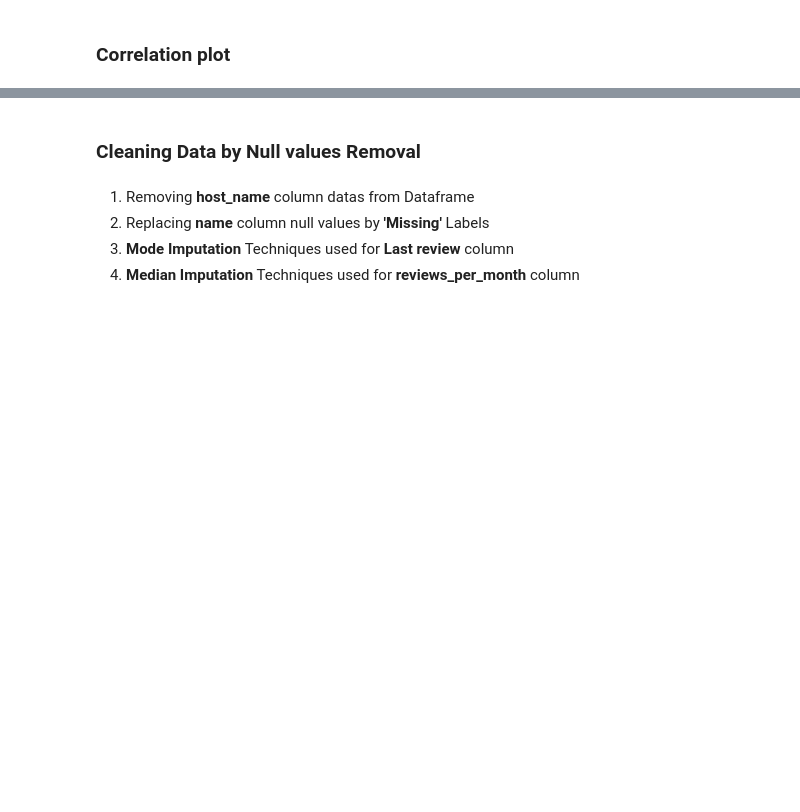
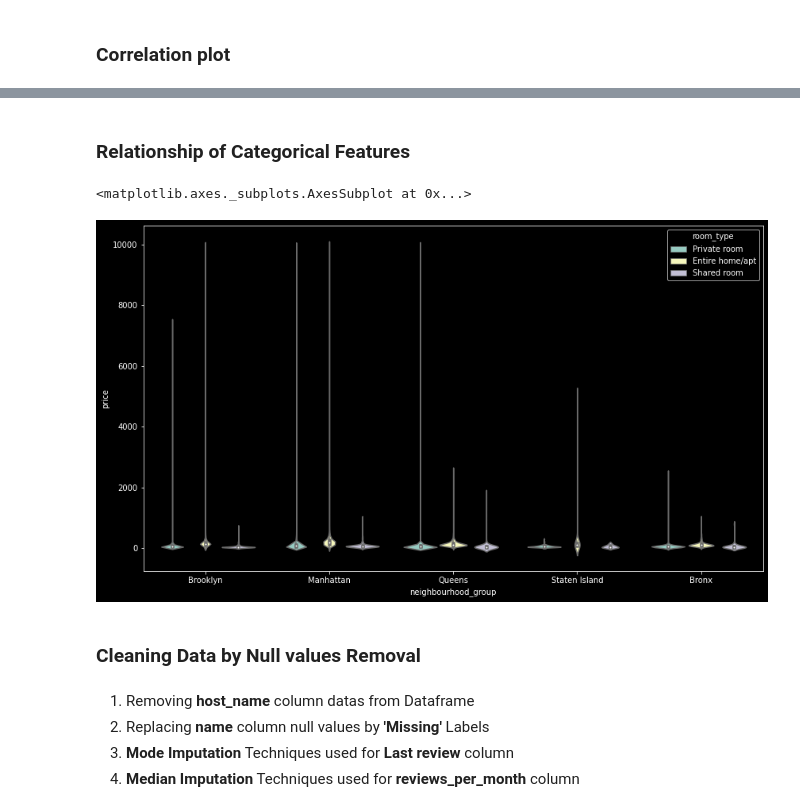
Before and after one commit to Jaiharish-passion07/Almabetter-Capstone_project, a Jupyter notebook: Jai_Harish_capstone_project_Airbnb.ipynb, the cells around one changed output, grey strips where cells are left out. Saved outputs shown, nothing was run; the diff lists cells and outputs as text; code cells hidden in the pictures; blank space fills up the shorter version.

```diff
--- a/Jai_Harish_capstone_project_Airbnb.ipynb
+++ b/Jai_Harish_capstone_project_Airbnb.ipynb
@@ -118,3 +137,13 @@ sns.heatmap(df_air.corr(),annot=True,cmap='RdPu')
+# %% [markdown]
+### Relationship of Categorical Features
+# %%
+plt.figure(figsize=(14,8))
+ax = plt.axes()
+ax.set_facecolor("black")
+sns.violinplot(x=df_air['neighbourhood_group'],y=df_air['price'],hue=df_air['room_type'])
+# %% [output]
+<matplotlib.axes._subplots.AxesSubplot at 0x...>
+[figure, added]
 # %% [markdown]
 ### __Cleaning Data by Null values Removal__
 # %% [markdown]
```
Also changed, not shown: parts of 11 cells of this notebook.
